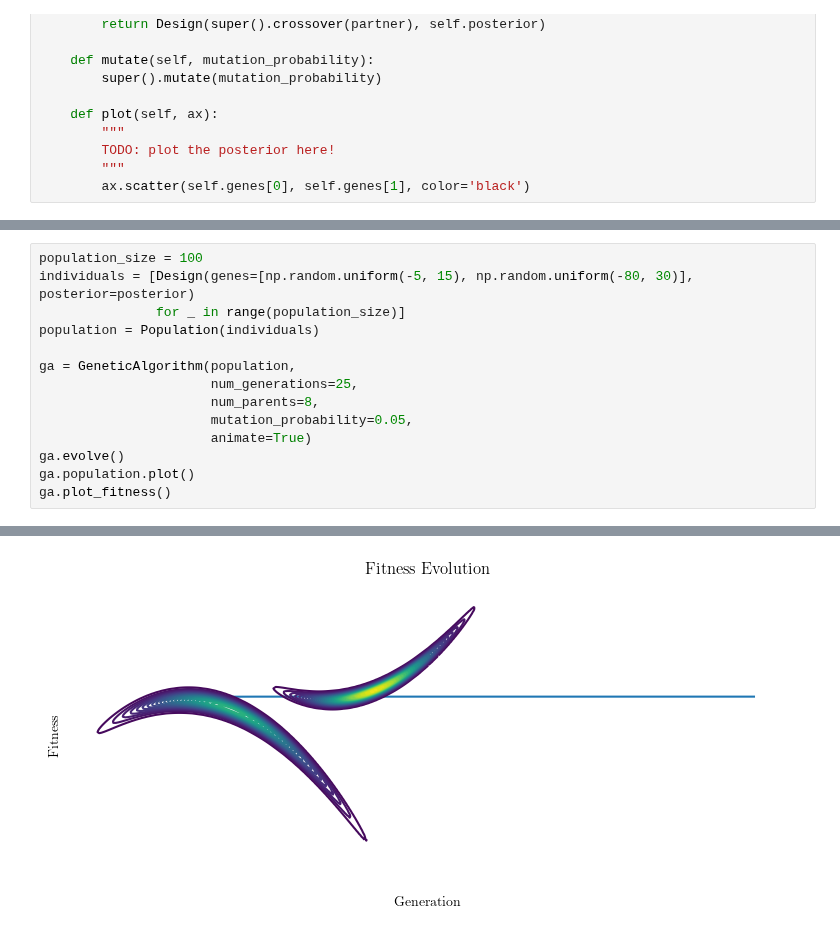
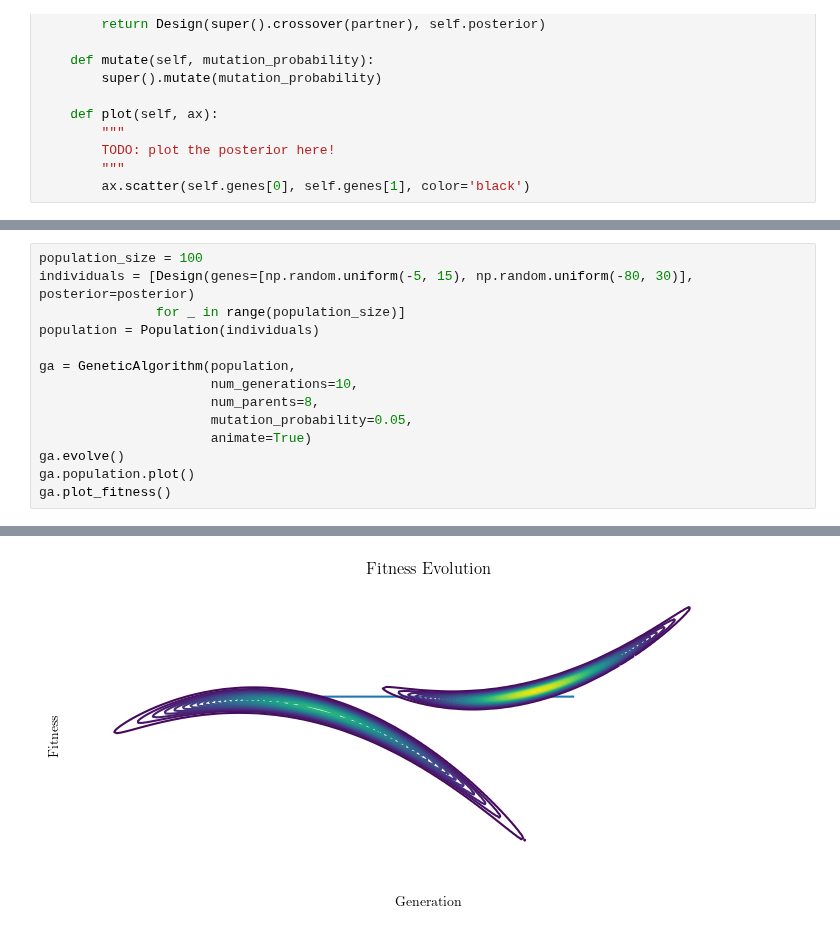
Before and after one commit to mark-hobbs/articles, a Jupyter notebook: design-space-exploration.ipynb, the cells around one changed output, grey strips where cells are left out. Saved outputs shown, nothing was run; the diff lists cells and outputs as text.

```diff
--- a/design-space-exploration.ipynb
+++ b/design-space-exploration.ipynb
@@ -747,7 +757,7 @@ individuals = [Design(genes=[np.random.uniform(-5, 15), np.random.uniform(-80, 3
 population = Population(individuals)
 
 ga = GeneticAlgorithm(population,
-                      num_generations=25,
+                      num_generations=10,
                       num_parents=8,
                       mutation_probability=0.05,
                       animate=True)
@@ -760 +770 @@ ga.plot_fitness()
-[figure, old version]
+[figure, new version]
```
Also changed, not shown: parts of 7 cells of this notebook.
